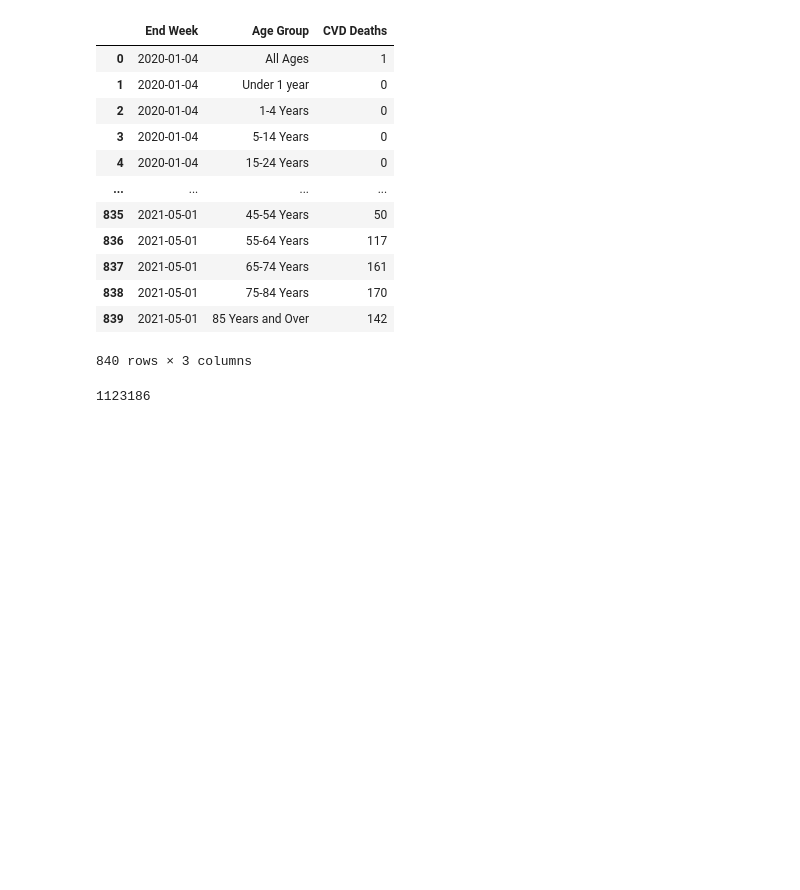
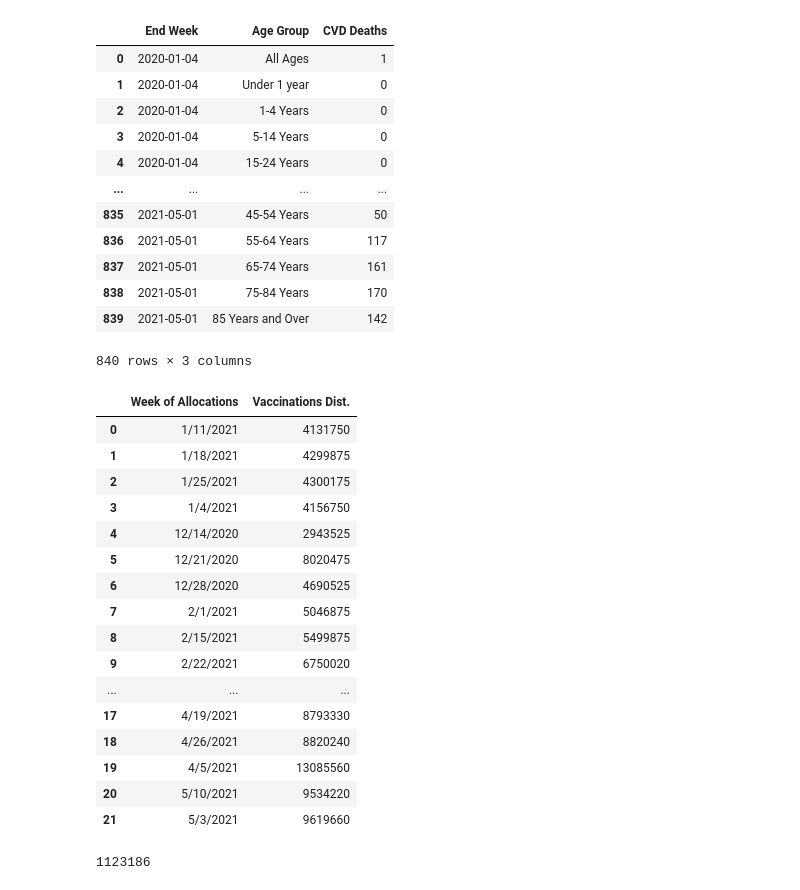
Before and after one commit to itsjonlau/Final-Project, a Jupyter notebook: JonLau_Dev/Analyzing_Data.ipynb, the cells around one changed output. Saved outputs shown, nothing was run; the diff lists cells and outputs as text; code cells hidden in the pictures; blank space fills up the shorter version.

```diff
--- a/JonLau_Dev/Analyzing_Data.ipynb
+++ b/JonLau_Dev/Analyzing_Data.ipynb
@@ -7,6 +7,7 @@ import plotly.express as px
 # %%
 #load Updated data
 Updated_Data_Week = pd.read_csv("Resources/Updated_Data_Week.csv")
+Cleanvax =pd.read_csv("Resources/cleanvaxdb.csv")
 # %%
 Updated_Data_Week
 # %% [output]
@@ -23,6 +24,26 @@ Updated_Data_Week
 | 838 | 2021-05-01 | 75-84 Years | 170 |
 | 839 | 2021-05-01 | 85 Years and Over | 142 |
 840 rows × 3 columns
+# %%
+Cleanvax
+# %% [output]
+|  | Week of Allocations | Vaccinations Dist. |
+| 0 | 1/11/2021 | 4131750 |
+| 1 | 1/18/2021 | 4299875 |
+| 2 | 1/25/2021 | 4300175 |
+| 3 | 1/4/2021 | 4156750 |
+| 4 | 12/14/2020 | 2943525 |
+| 5 | 12/21/2020 | 8020475 |
+| 6 | 12/28/2020 | 4690525 |
+| 7 | 2/1/2021 | 5046875 |
+| 8 | 2/15/2021 | 5499875 |
+| 9 | 2/22/2021 | 6750020 |
+| ... | ... | ... |
+| 17 | 4/19/2021 | 8793330 |
+| 18 | 4/26/2021 | 8820240 |
+| 19 | 4/5/2021 | 13085560 |
+| 20 | 5/10/2021 | 9534220 |
+| 21 | 5/3/2021 | 9619660 |
 # %%
 Updated_Death_Week = Updated_Data_Week['CVD Deaths'].sum()
 # %%
```
Also changed, not shown: parts of 2 cells of this notebook, 8 other files.
